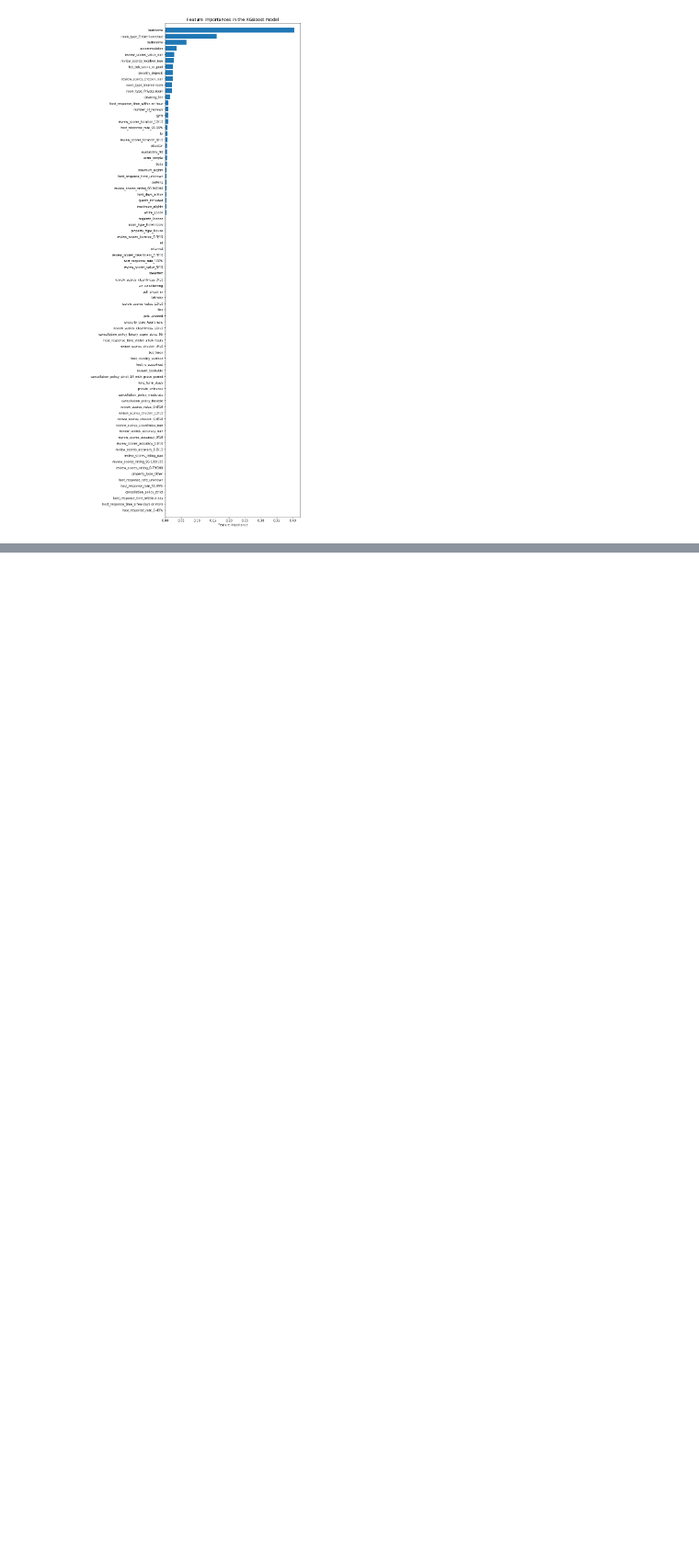
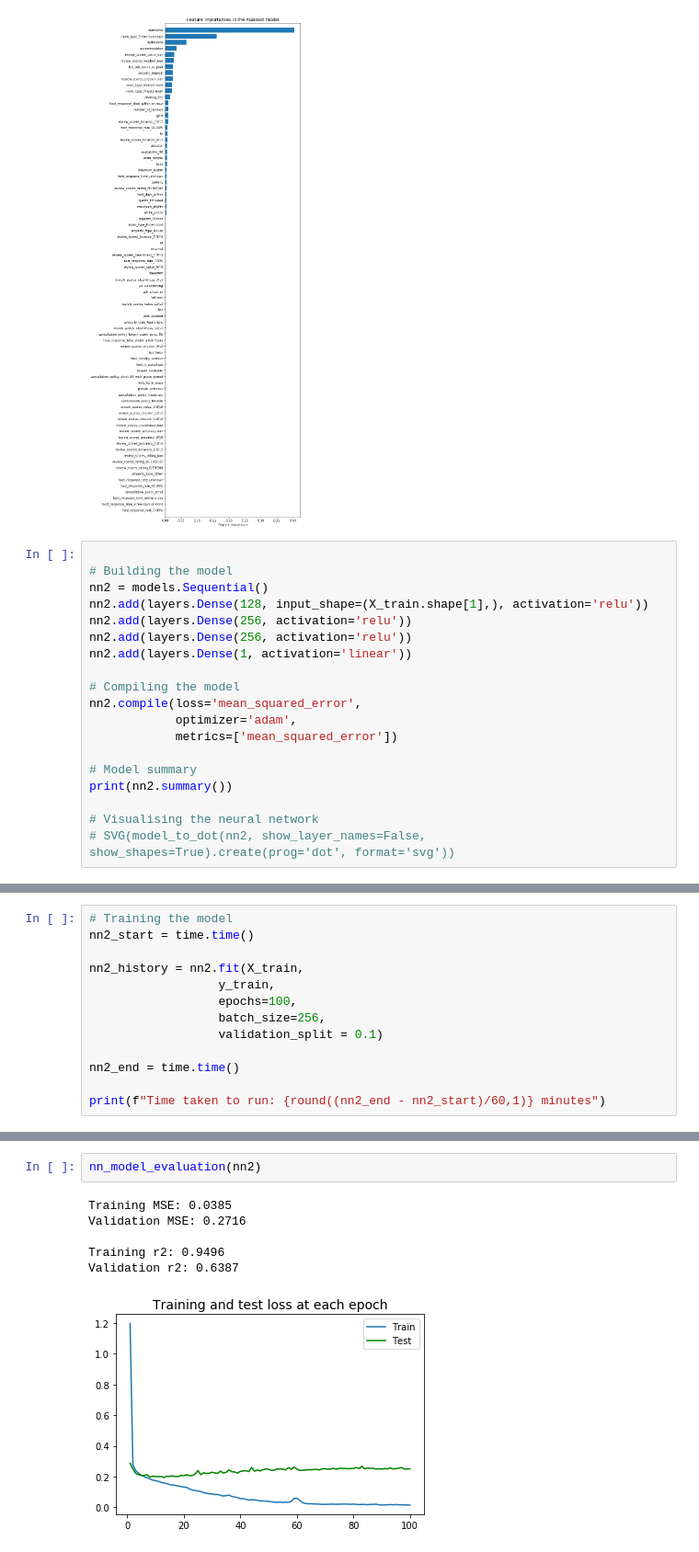
Before and after one commit to kianamills26/super-duper, a Jupyter notebook: FINAL_PROJ.ipynb, the cells around one changed output, grey strips where cells are left out. Shown at 92% size. Saved outputs shown, nothing was run; the diff lists cells and outputs as text; blank space fills up the shorter version.

Commit message:
3 layer nn

```diff
--- a/FINAL_PROJ.ipynb
+++ b/FINAL_PROJ.ipynb
@@ -720,3 +723,22 @@ plt.margins(y=0.01)
 plt.show()
 # %% [output]
 [figure]
+# %%
+
+# Building the model
+nn2 = models.Sequential()
+nn2.add(layers.Dense(128, input_shape=(X_train.shape[1],), activation='relu'))
+nn2.add(layers.Dense(256, activation='relu'))
+nn2.add(layers.Dense(256, activation='relu'))
+nn2.add(layers.Dense(1, activation='linear'))
+
+# Compiling the model
+nn2.compile(loss='mean_squared_error',
+            optimizer='adam',
+            metrics=['mean_squared_error'])
+
+# Model summary
+print(nn2.summary())
+
+# Visualising the neural network
+# SVG(model_to_dot(nn2, show_layer_names=False, show_shapes=True).create(prog='dot', format='svg'))
@@ -722,0 +763,13 @@ plt.show()
+# %%
+# Training the model
+nn2_start = time.time()
+
+nn2_history = nn2.fit(X_train,
+                  y_train,
+                  epochs=100,
+                  batch_size=256,
+                  validation_split = 0.1)
+
+nn2_end = time.time()
+
+print(f"Time taken to run: {round((nn2_end - nn2_start)/60,1)} minutes")
@@ -722,0 +838,9 @@ plt.show()
+# %%
+nn_model_evaluation(nn2)
+# %% [output]
+Training MSE: 0.0385
+Validation MSE: 0.2716
+
+Training r2: 0.9496
+Validation r2: 0.6387
+[figure, added]
```
Also changed, not shown: parts of 5 cells of this notebook.
